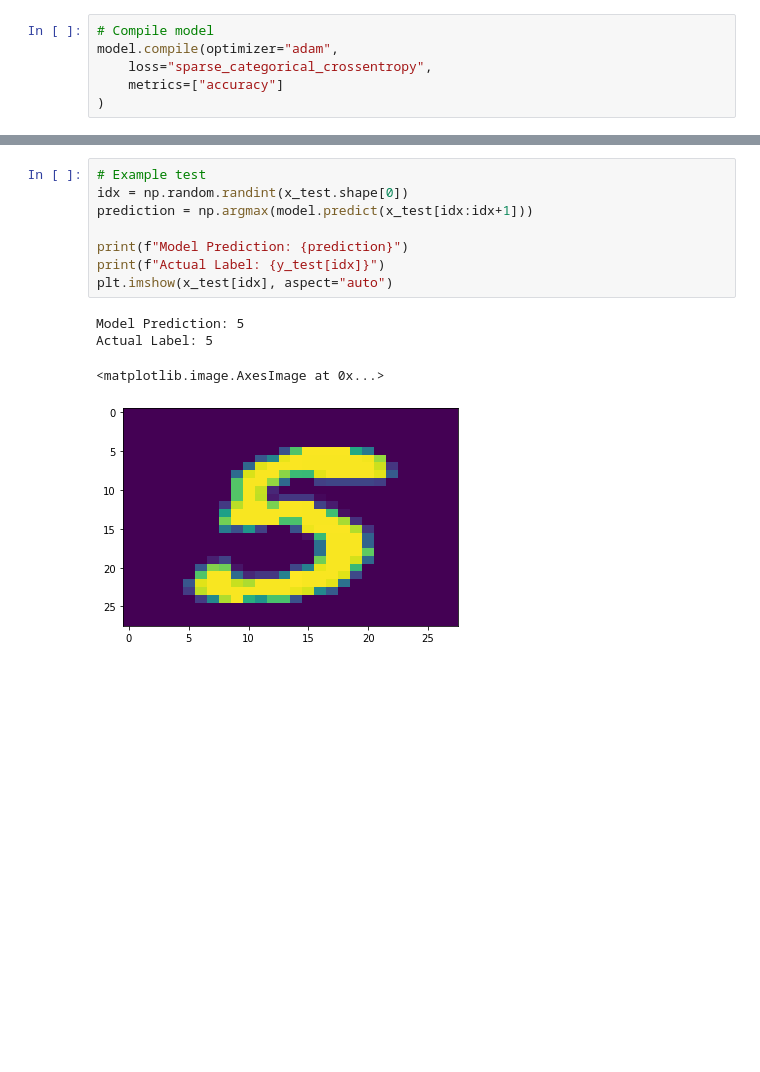
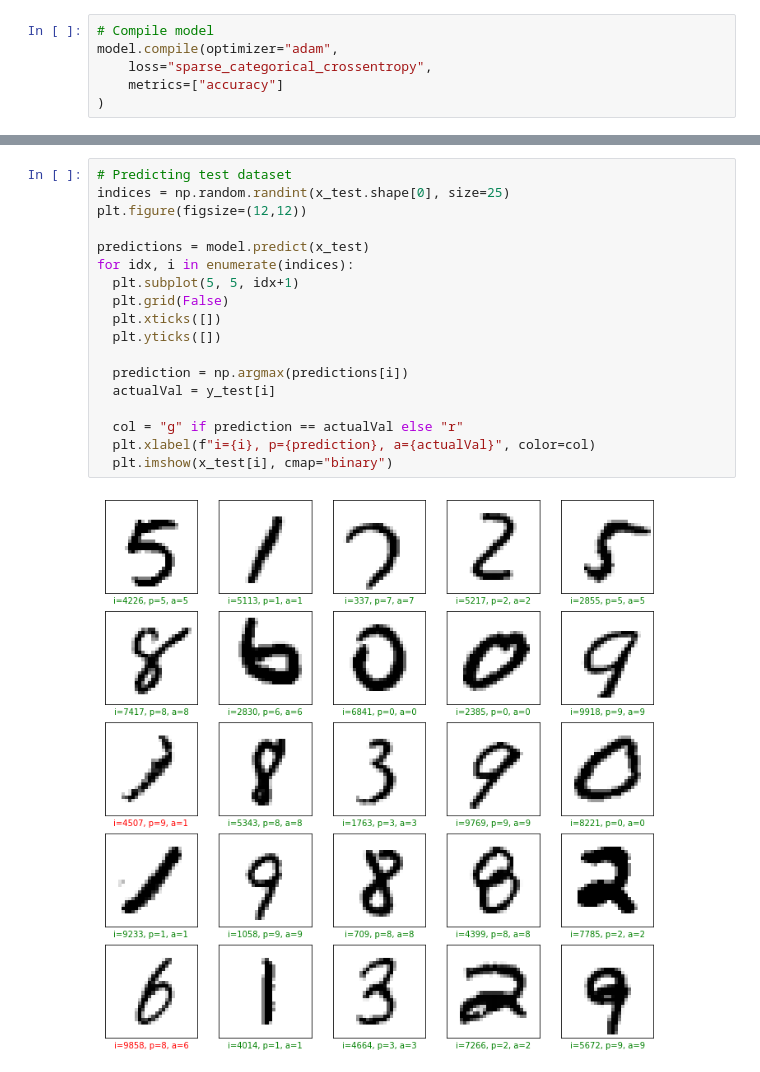
Before and after one commit to MoosaSaadat/handsonml, a Jupyter notebook: handwritten_mnist.ipynb, the cells around one changed output, grey strips where cells are left out. Saved outputs shown, nothing was run; the diff lists cells and outputs as text; blank space fills up the shorter version.

```diff
--- a/handwritten_mnist.ipynb
+++ b/handwritten_mnist.ipynb
@@ -97,13 +102,20 @@ model.evaluate(x_test, y_test, verbose=2)
-# %%
-# Example test
-idx = np.random.randint(x_test.shape[0])
-prediction = np.argmax(model.predict(x_test[idx:idx+1]))
-
-print(f"Model Prediction: {prediction}")
-print(f"Actual Label: {y_test[idx]}")
-plt.imshow(x_test[idx], aspect="auto")
-# %% [output]
-Model Prediction: 5
-Actual Label: 5
-<matplotlib.image.AxesImage at 0x...>
-[figure, removed]
+# %%
+# Predicting test dataset
+indices = np.random.randint(x_test.shape[0], size=25)
+plt.figure(figsize=(12,12))
+
+predictions = model.predict(x_test)
+for idx, i in enumerate(indices):
+  plt.subplot(5, 5, idx+1)
+  plt.grid(False)
+  plt.xticks([])
+  plt.yticks([])
+
+  prediction = np.argmax(predictions[i])
+  actualVal = y_test[i]
+
+  col = "g" if prediction == actualVal else "r"
+  plt.xlabel(f"i={i}, p={prediction}, a={actualVal}", color=col)
+  plt.imshow(x_test[i], cmap="binary")
+# %% [output]
+[figure, added]
```
Also changed, not shown: parts of 5 cells of this notebook.
